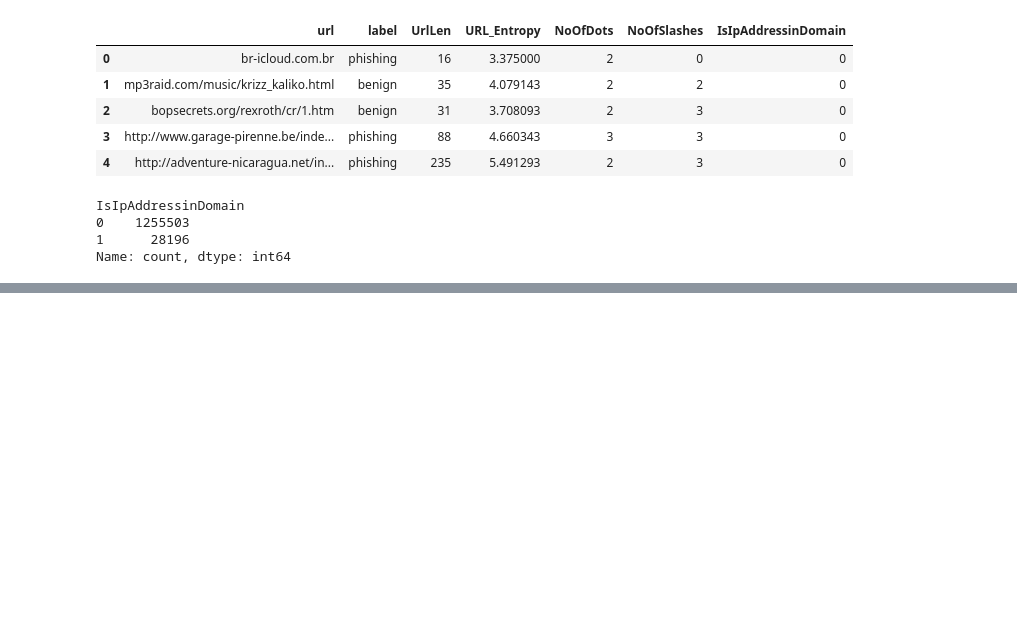
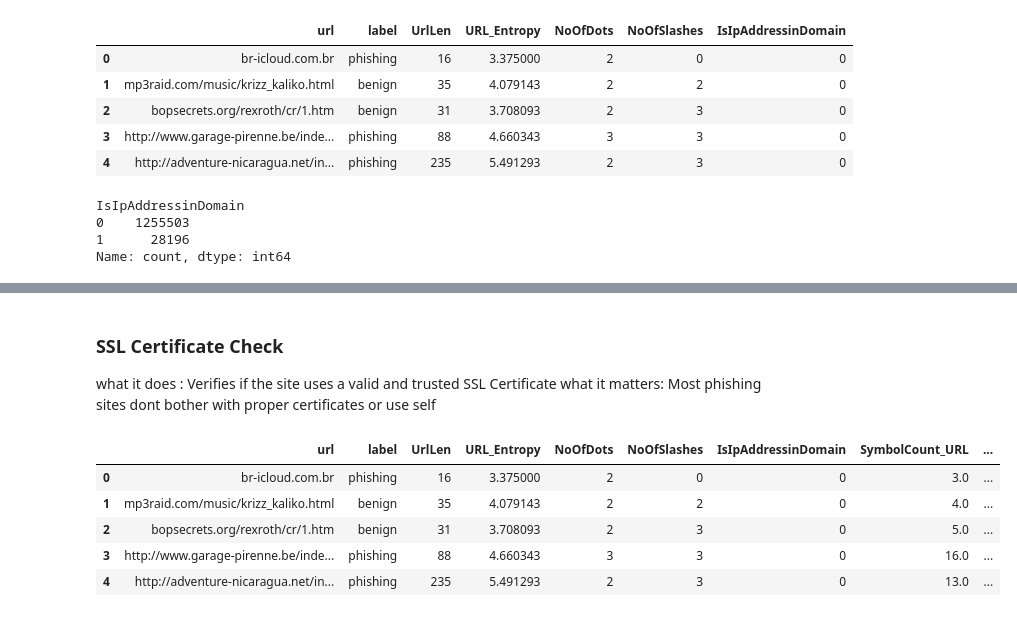
Before and after one commit to sahilk5514/ClickArmor, a Jupyter notebook: Main.ipynb, the cells around one changed output, grey strips where cells are left out. Cells and saved outputs as stored; diff of their text form; code cells hidden in the pictures; blank space fills up the shorter version.

Commit message:
Completed Feature Extraction

```diff
--- a/Main.ipynb
+++ b/Main.ipynb
@@ -351,0 +474,12 @@ Name: count, dtype: int64
+# %%
+feature_columns = [
+    'SymbolCount_URL', 'executable', 'NumberRate_URL', 'URL_sensitiveWord',
+    'Querylength', 'argPathRatio', 'charcompace', 'CharacterContinuityRate',
+    'Entropy_Domain', 'Entropy_Filename', 'pathurlRatio'
+]
+
+dt[feature_columns] = dt['url'].progress_apply(extract_url_features).apply(pd.Series)
+# %% [markdown]
+### SSL Certificate Check
+what it does : Verifies if the site uses a valid and trusted SSL Certificate
+what it matters: Most phishing sites dont bother with proper certificates or use self
@@ -351,0 +516,9 @@ Name: count, dtype: int64
+# %%
+dt.head()
+# %% [output]
+|  | url | label | UrlLen | URL_Entropy | NoOfDots | NoOfSlashes | IsIpAddressinDomain | SymbolCount_URL | ... |
+| 0 | br-icloud.com.br | phishing | 16 | 3.375000 | 2 | 0 | 0 | 3.0 | ... |
+| 1 | mp3raid.com/music/krizz_kaliko.html | benign | 35 | 4.079143 | 2 | 2 | 0 | 4.0 | ... |
+| 2 | bopsecrets.org/rexroth/cr/1.htm | benign | 31 | 3.708093 | 2 | 3 | 0 | 5.0 | ... |
+| 3 | http://www.garage-pirenne.be/inde... | phishing | 88 | 4.660343 | 3 | 3 | 0 | 16.0 | ... |
+| 4 | http://adventure-nicaragua.net/in... | phishing | 235 | 5.491293 | 2 | 3 | 0 | 13.0 | ... |
```
Also changed, not shown: parts of 6 cells of this notebook.
